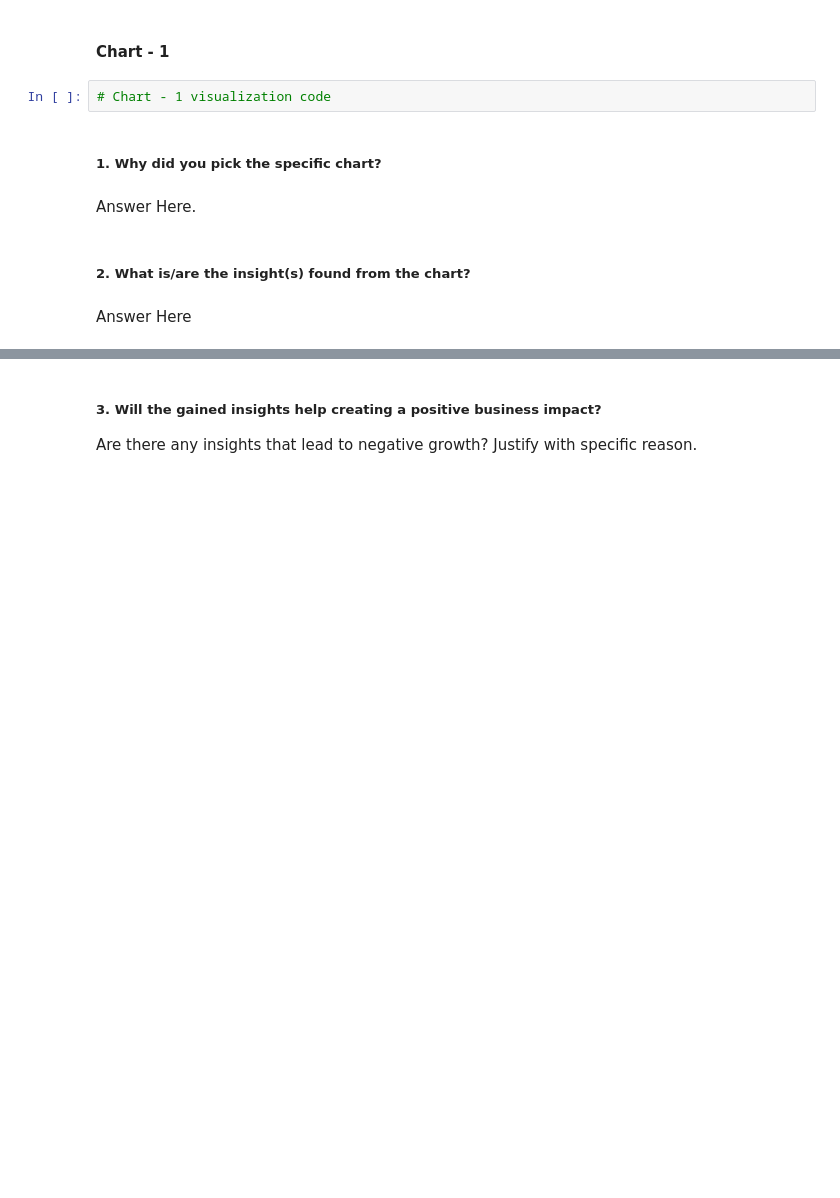
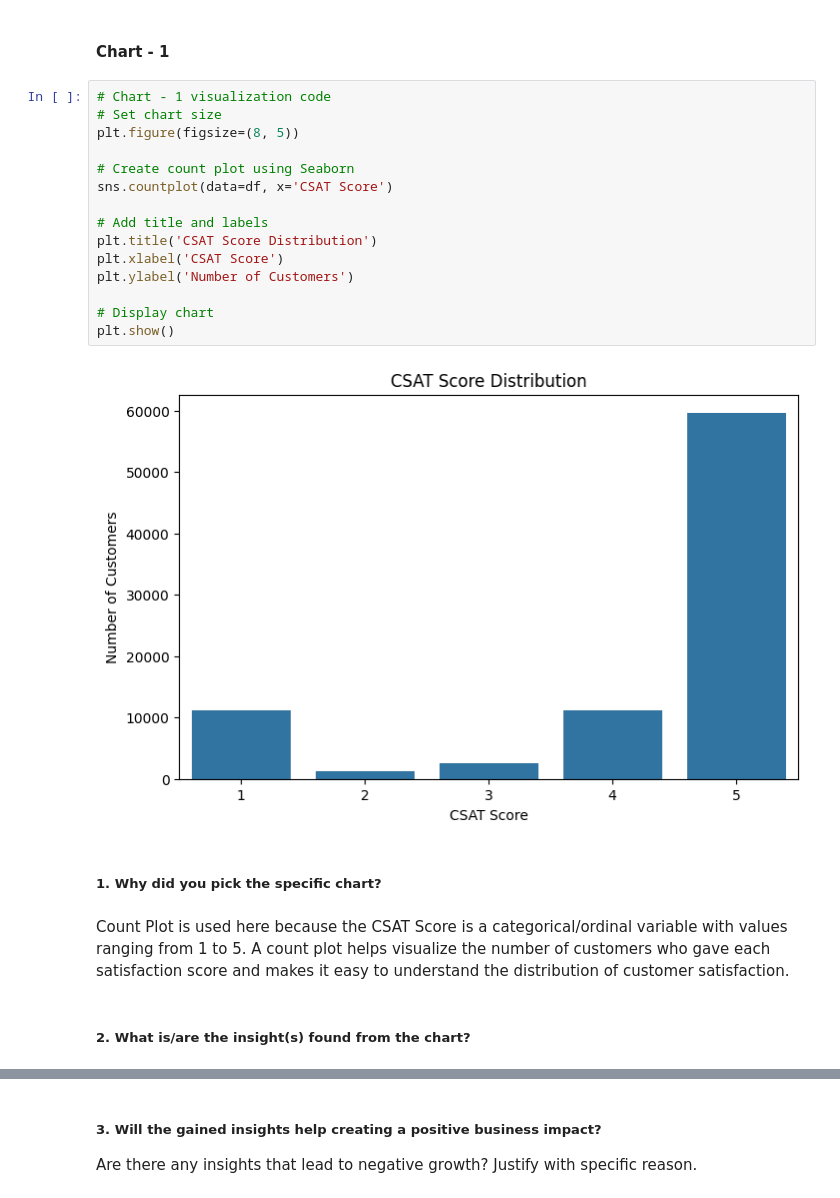
Before and after one commit to Shuvam-2000/Classification-Flipkart-Customer-Service-Satisfaction, a Jupyter notebook: Classification_Flipkart_Customer_Service_Satisfaction.ipynb, the cells around one changed output, grey strips where cells are left out. Cells and saved outputs as stored; diff of their text form; blank space fills up the shorter version.

```diff
--- a/Classification_Flipkart_Customer_Service_Satisfaction.ipynb
+++ b/Classification_Flipkart_Customer_Service_Satisfaction.ipynb
@@ -616,13 +1299,26 @@ Answer Here.
 ## ***4. Data Vizualization, Storytelling & Experimenting with charts : Understand the relationships between variables***
 # %% [markdown]
 #### Chart - 1
-# %%
-# Chart - 1 visualization code
+# %%
+# Chart - 1 visualization code
+# Set chart size
+plt.figure(figsize=(8, 5))
+
+# Create count plot using Seaborn
+sns.countplot(data=df, x='CSAT Score')
+
+# Add title and labels
+plt.title('CSAT Score Distribution')
+plt.xlabel('CSAT Score')
+plt.ylabel('Number of Customers')
+
+# Display chart
+plt.show()
+# %% [output]
+[figure, added]
 # %% [markdown]
 ##### 1. Why did you pick the specific chart?
-# %% [markdown]
-Answer Here.
+# %% [markdown]
+Count Plot is used here because the CSAT Score is a categorical/ordinal variable with values ranging from 1 to 5. A count plot helps visualize the number of customers who gave each satisfaction score and makes it easy to understand the distribution of customer satisfaction.
 # %% [markdown]
 ##### 2. What is/are the insight(s) found from the chart?
-# %% [markdown]
-Answer Here
```
Also changed, not shown: parts of 164 cells of this notebook.
